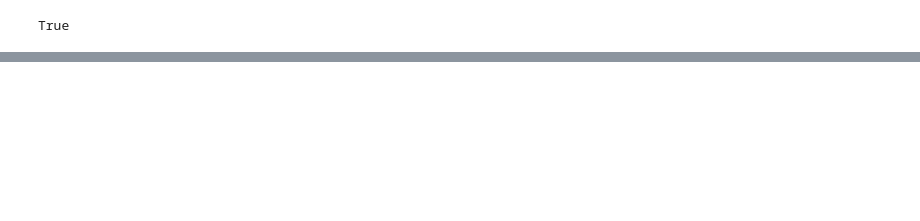
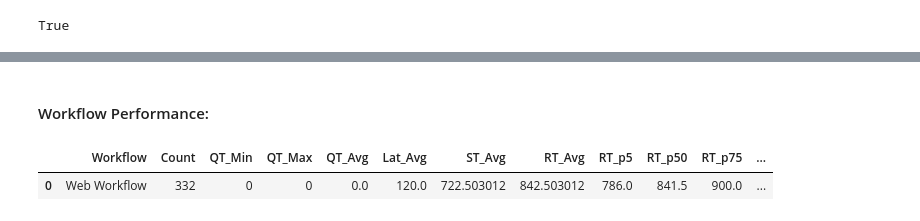
Before and after one commit to sbiickert/pygissim, a Jupyter notebook: src/pygisim_tutorial.ipynb, the cells around one changed output, grey strips where cells are left out. Drawn from its saved outputs; the diff is of its cells as text; code cells hidden in the pictures; blank space fills up the shorter version.

```diff
--- a/src/pygisim_tutorial.ipynb
+++ b/src/pygisim_tutorial.ipynb
@@ -268,0 +389,7 @@ True
+# %% [markdown]
+#### Workflow Performance:
+# %%
+nb.perf_stats_for_requests(sim.request_metrics)
+# %% [output]
+|  | Workflow | Count | QT_Min | QT_Max | QT_Avg | Lat_Avg | ST_Avg | RT_Avg | RT_p5 | RT_p50 | RT_p75 | ... |
+| 0 | Web Workflow | 332 | 0 | 0 | 0.0 | 120.0 | 722.503012 | 842.503012 | 786.0 | 841.5 | 900.0 | ... |
```
Also changed, not shown: parts of 33 cells of this notebook, 14 other files.
